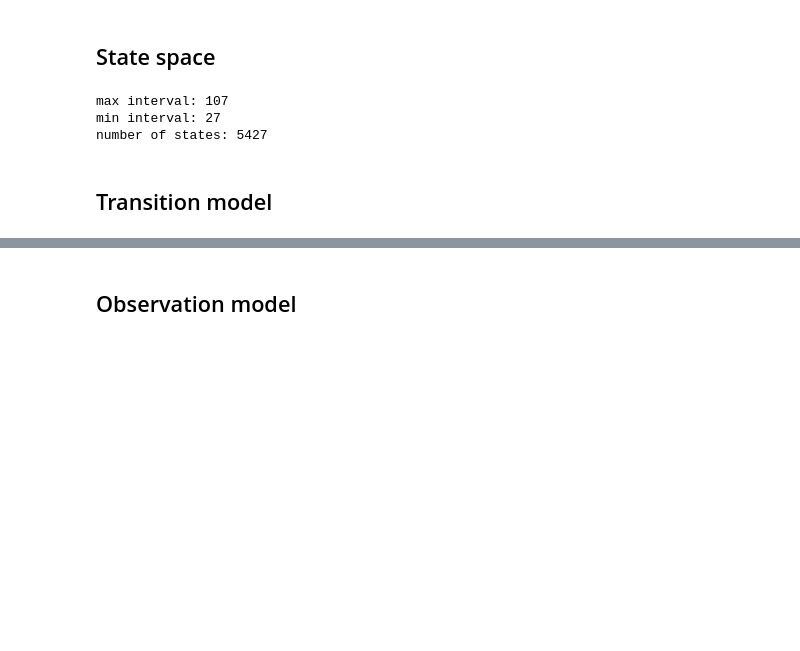
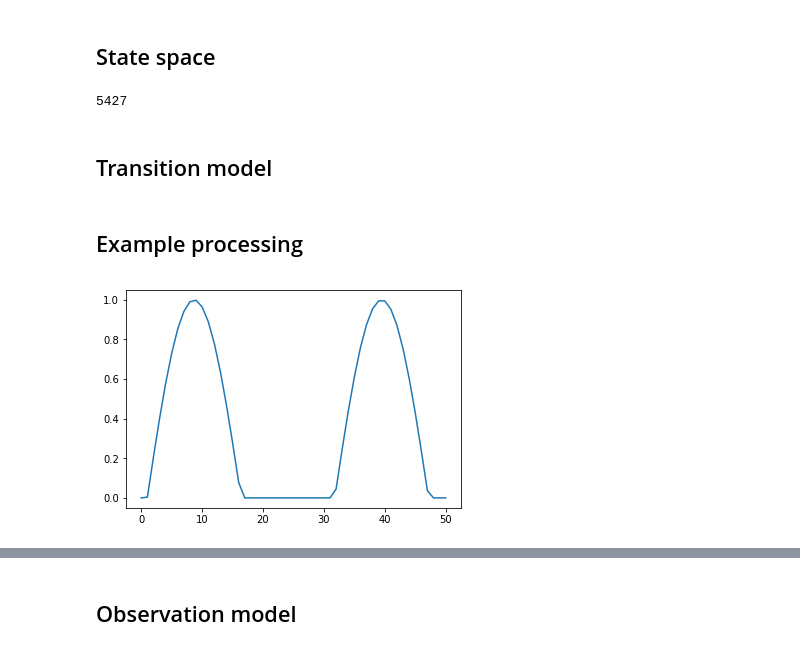
Before and after one commit to julius-richter/beat_tracker, a Jupyter notebook: jupyter/post_processing.ipynb, the cells around one changed output, grey strips where cells are left out. Cells and saved outputs as stored; diff of their text form; code cells hidden in the pictures; blank space fills up the shorter version.

```diff
--- a/jupyter/post_processing.ipynb
+++ b/jupyter/post_processing.ipynb
@@ -101,12 +85,10 @@ for i in intervals:
     state_positions[idx: idx + i] = np.linspace(0, 1, i, endpoint=False)
     state_intervals[idx: idx + i] = i
     idx += i
-# %%
-print('max interval: {} \nmin interval: {}\nnumber of states: {}'.format(max_interval, min_interval, num_states))
-# %% [output]
-max interval: 107
-min interval: 27
-number of states: 5427
+# %%
+num_states
+# %% [output]
+5427
 # %% [markdown]
 ## Transition model
 # %%
@@ -177,3 +159,12 @@ tm_indices, tm_pointers, tm_probabilities = make_sparse(states, prev_states, pro
 tm_probabilities = np.log(tm_probabilities)
 
 transition_model = (tm_indices, tm_pointers, tm_probabilities, num_states)
+# %% [markdown]
+## Example processing
+# %%
+observations = np.sin(np.linspace(-0.2, 10, 51)).clip(0.0, 1.0)
+
+plt.figure(0)
+plt.plot(observations);
+# %% [output]
+[figure, added]
```
Also changed, not shown: parts of 22 cells of this notebook, 42 other files.
